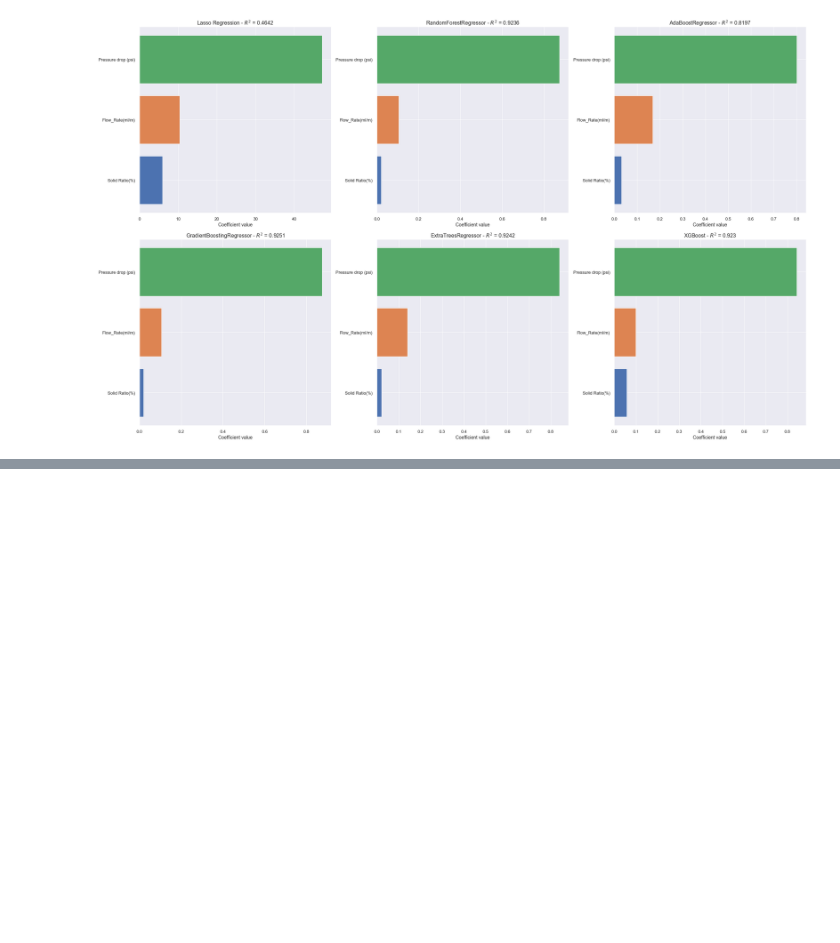
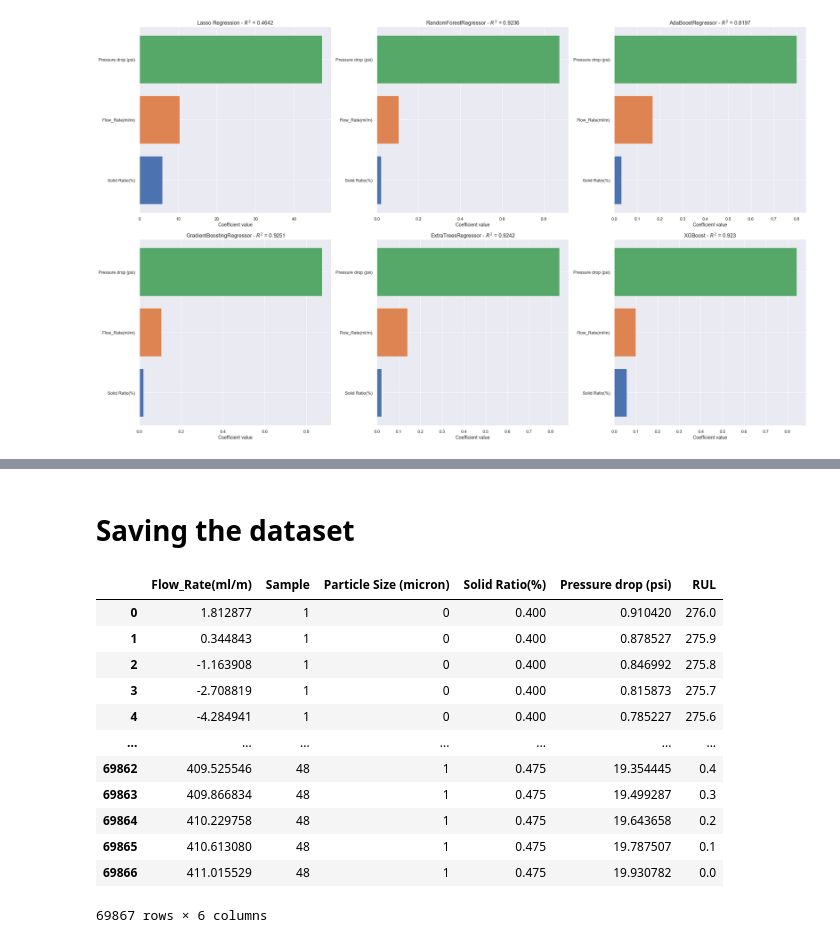
Before and after one commit to pirao/PHM-July-2020-Data-Challenge, a Jupyter notebook: EDA.ipynb, the cells around one changed output, grey strips where cells are left out. Cells and saved outputs as stored; diff of their text form; code cells hidden in the pictures; blank space fills up the shorter version.

```diff
--- a/EDA.ipynb
+++ b/EDA.ipynb
@@ -337,7 +337,7 @@ class multivariate_importance():
         plt.tight_layout()
         return
 # %%
-df_train.drop(['Time(s)','Sample','TTF'],axis=1,inplace=True)
+df_train.drop(['Time(s)','TTF'],axis=1,inplace=True)
 df_train.info()
 # %% [output]
 <class 'pandas.core.frame.DataFrame'>
@@ -362,6 +363,10 @@ print(integer_mapping)
 df_train['Particle Size (micron)'] = le.fit_transform(df_train['Particle Size (micron)'])
 # %% [output]
 {'45-53': 0, '63-75': 1}
+# %%
+df_export = df_train.copy() # This is the dataframe that will be exported
+
+df_train.drop(['Sample'],axis=1,inplace=True)
 # %%
 df_train.info()
 # %% [output]
@@ -482,0 +521,18 @@ We see that the **present** RUL can be estimated from the measured variables. No
+# %% [markdown]
+# Saving the dataset
+# %%
+df_export
+# %% [output]
+|  | Flow_Rate(ml/m) | Sample | Particle Size (micron) | Solid Ratio(%) | Pressure drop (psi) | RUL |
+| 0 | 1.812877 | 1 | 0 | 0.400 | 0.910420 | 276.0 |
+| 1 | 0.344843 | 1 | 0 | 0.400 | 0.878527 | 275.9 |
+| 2 | -1.163908 | 1 | 0 | 0.400 | 0.846992 | 275.8 |
+| 3 | -2.708819 | 1 | 0 | 0.400 | 0.815873 | 275.7 |
+| 4 | -4.284941 | 1 | 0 | 0.400 | 0.785227 | 275.6 |
+| ... | ... | ... | ... | ... | ... | ... |
+| 69862 | 409.525546 | 48 | 1 | 0.475 | 19.354445 | 0.4 |
+| 69863 | 409.866834 | 48 | 1 | 0.475 | 19.499287 | 0.3 |
+| 69864 | 410.229758 | 48 | 1 | 0.475 | 19.643658 | 0.2 |
+| 69865 | 410.613080 | 48 | 1 | 0.475 | 19.787507 | 0.1 |
+| 69866 | 411.015529 | 48 | 1 | 0.475 | 19.930782 | 0.0 |
+69867 rows × 6 columns
```
Also changed, not shown: parts of 9 cells of this notebook, 1 other file.
